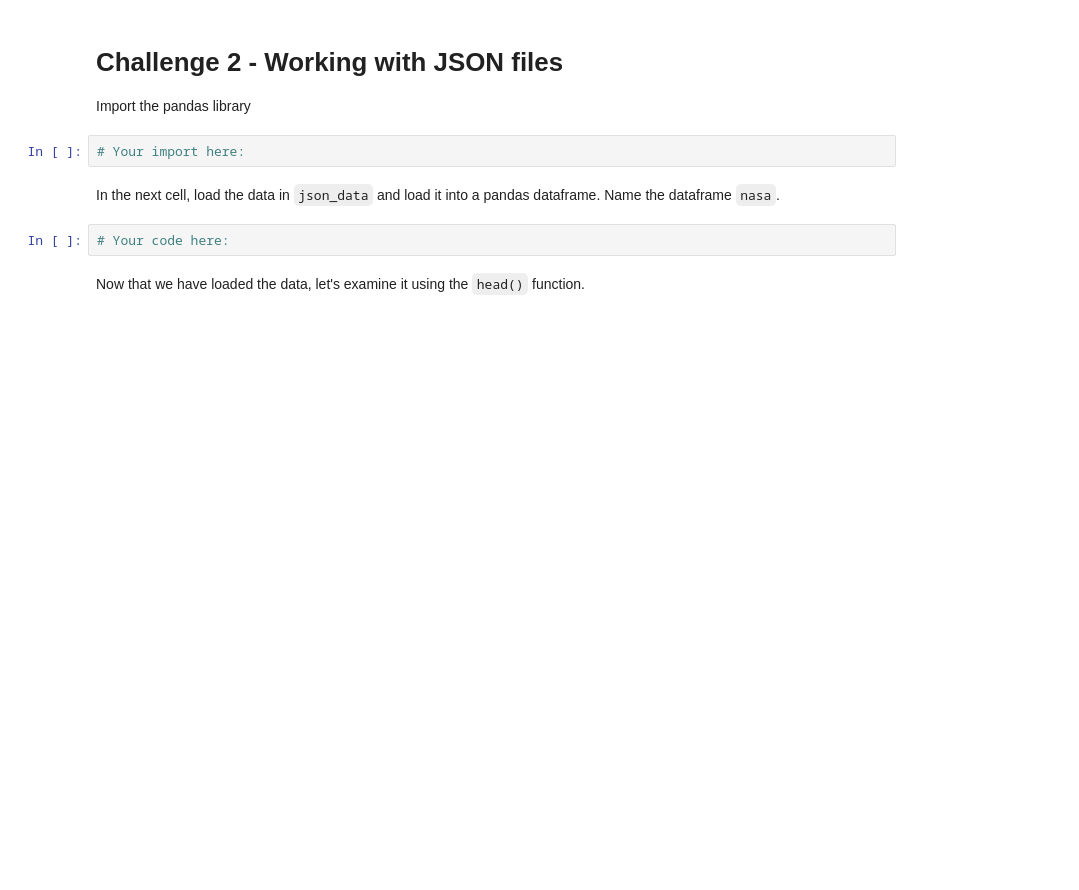
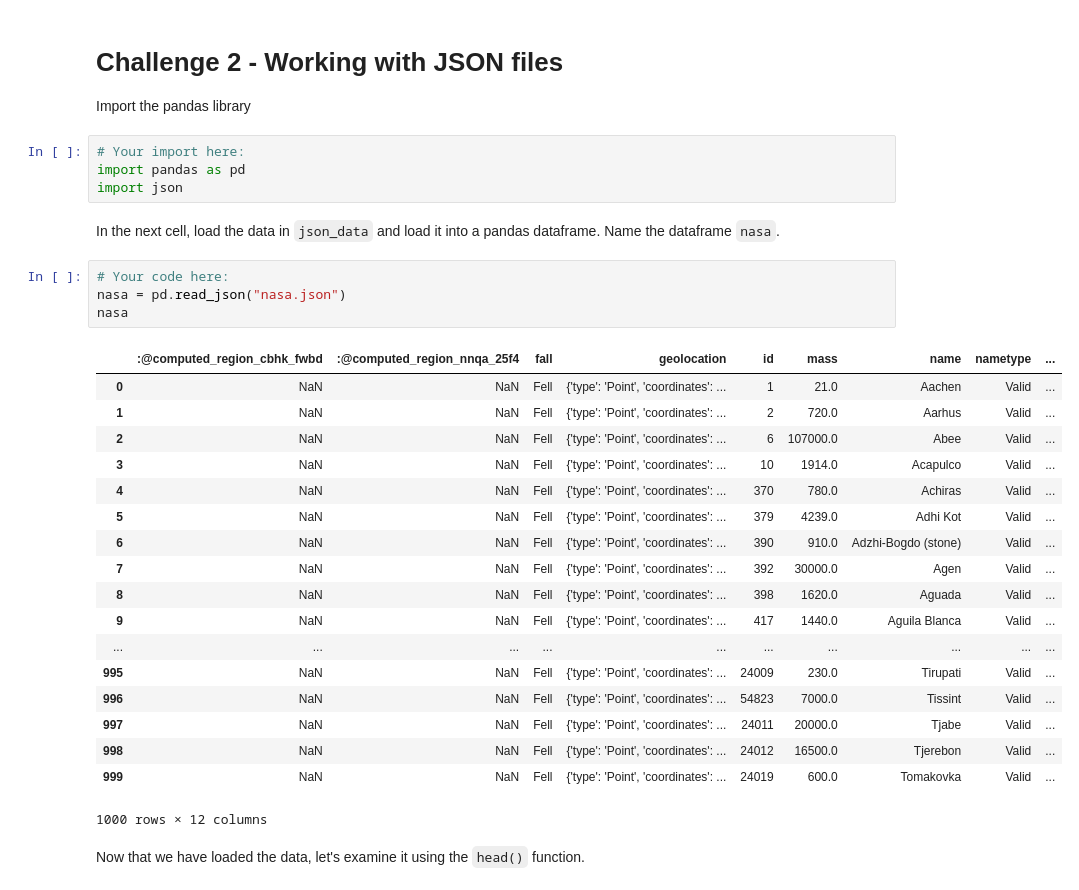
Before and after one commit to ta-data-bcn/lab-import-export, a Jupyter notebook: your-code/main.ipynb, the cells around one changed output. Saved outputs shown, nothing was run; the diff lists cells and outputs as text; blank space fills up the shorter version.

```diff
--- a/your-code/main.ipynb
+++ b/your-code/main.ipynb
@@ -14,10 +27,33 @@ Create a connection to access the sakila database with ip, user and password pro
 Import the pandas library
 # %%
 # Your import here:
+import pandas as pd
+import json
 # %% [markdown]
 In the next cell, load the data in `json_data` and load it into a pandas dataframe. Name the dataframe `nasa`.
 # %%
 # Your code here:
+nasa = pd.read_json("nasa.json")
+nasa
+# %% [output]
+|  | :@computed_region_cbhk_fwbd | :@computed_region_nnqa_25f4 | fall | geolocation | id | mass | name | nametype | ... |
+| 0 | NaN | NaN | Fell | {'type': 'Point', 'coordinates': ... | 1 | 21.0 | Aachen | Valid | ... |
+| 1 | NaN | NaN | Fell | {'type': 'Point', 'coordinates': ... | 2 | 720.0 | Aarhus | Valid | ... |
+| 2 | NaN | NaN | Fell | {'type': 'Point', 'coordinates': ... | 6 | 107000.0 | Abee | Valid | ... |
+| 3 | NaN | NaN | Fell | {'type': 'Point', 'coordinates': ... | 10 | 1914.0 | Acapulco | Valid | ... |
+| 4 | NaN | NaN | Fell | {'type': 'Point', 'coordinates': ... | 370 | 780.0 | Achiras | Valid | ... |
+| 5 | NaN | NaN | Fell | {'type': 'Point', 'coordinates': ... | 379 | 4239.0 | Adhi Kot | Valid | ... |
+| 6 | NaN | NaN | Fell | {'type': 'Point', 'coordinates': ... | 390 | 910.0 | Adzhi-Bogdo (stone) | Valid | ... |
+| 7 | NaN | NaN | Fell | {'type': 'Point', 'coordinates': ... | 392 | 30000.0 | Agen | Valid | ... |
+| 8 | NaN | NaN | Fell | {'type': 'Point', 'coordinates': ... | 398 | 1620.0 | Aguada | Valid | ... |
+| 9 | NaN | NaN | Fell | {'type': 'Point', 'coordinates': ... | 417 | 1440.0 | Aguila Blanca | Valid | ... |
+| ... | ... | ... | ... | ... | ... | ... | ... | ... | ... |
+| 995 | NaN | NaN | Fell | {'type': 'Point', 'coordinates': ... | 24009 | 230.0 | Tirupati | Valid | ... |
+| 996 | NaN | NaN | Fell | {'type': 'Point', 'coordinates': ... | 54823 | 7000.0 | Tissint | Valid | ... |
+| 997 | NaN | NaN | Fell | {'type': 'Point', 'coordinates': ... | 24011 | 20000.0 | Tjabe | Valid | ... |
+| 998 | NaN | NaN | Fell | {'type': 'Point', 'coordinates': ... | 24012 | 16500.0 | Tjerebon | Valid | ... |
+| 999 | NaN | NaN | Fell | {'type': 'Point', 'coordinates': ... | 24019 | 600.0 | Tomakovka | Valid | ... |
+1000 rows × 12 columns
 # %% [markdown]
 Now that we have loaded the data, let's examine it using the `head()` function.
 # %%
```
Also changed, not shown: parts of 16 cells of this notebook, 2 other files.
